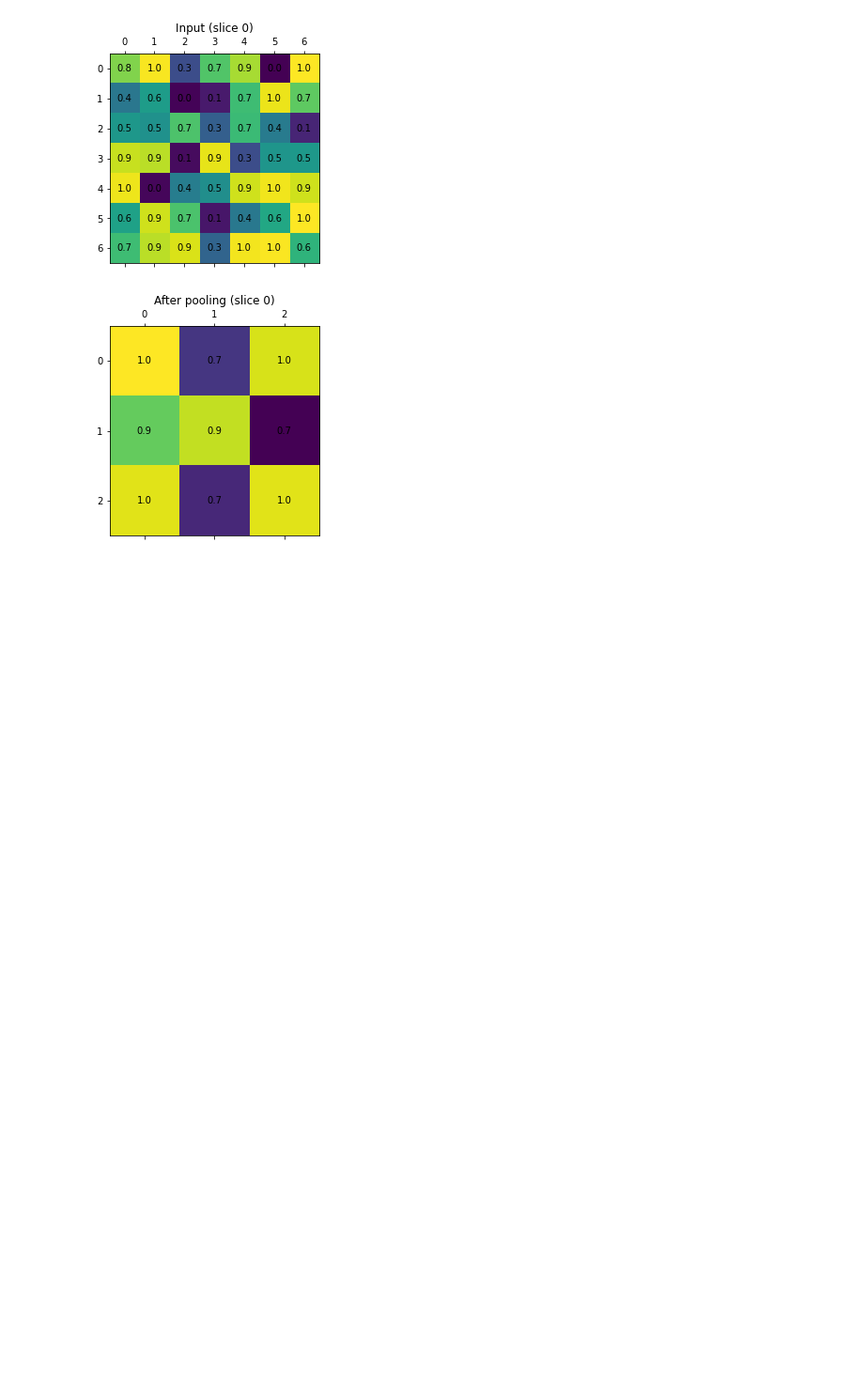
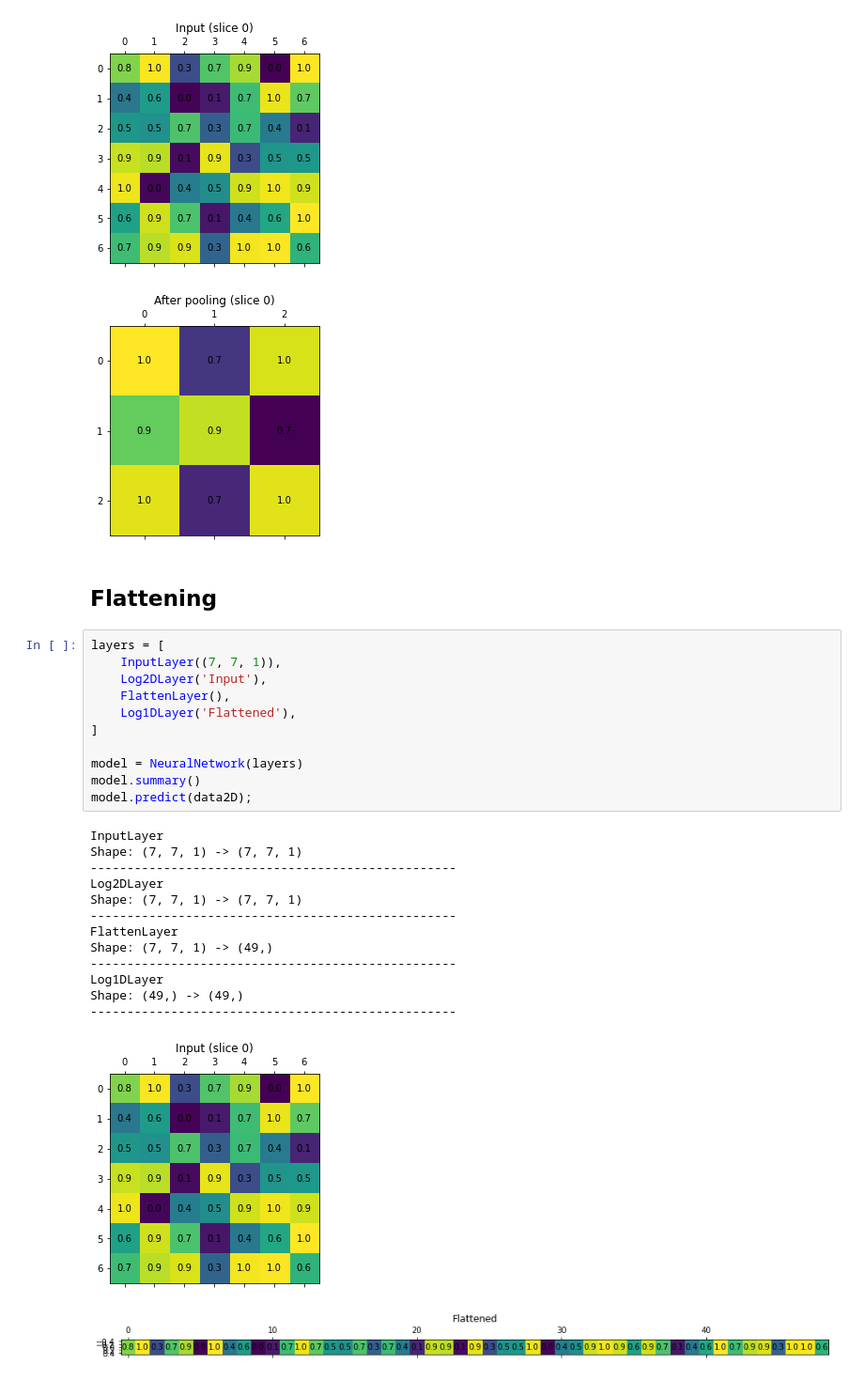
Before and after one commit to klima7/CNN-From-Scratch, a Jupyter notebook: test.ipynb, the cells around one changed output. Shown: that part at 94% size. Cells and saved outputs as stored; diff of their text form; blank space fills up the shorter version.

Commit message:
Add flattening to test notebook

```diff
--- a/test.ipynb
+++ b/test.ipynb
@@ -296,3 +296,31 @@ Shape: (3, 3, 1) -> (3, 3, 1)
 --------------------------------------------------
 [figure]
 [figure]
+# %% [markdown]
+## Flattening
+# %%
+layers = [
+    InputLayer((7, 7, 1)),
+    Log2DLayer('Input'),
+    FlattenLayer(),
+    Log1DLayer('Flattened'),
+]
+
+model = NeuralNetwork(layers)
+model.summary()
+model.predict(data2D);
+# %% [output]
+InputLayer
+Shape: (7, 7, 1) -> (7, 7, 1)
+--------------------------------------------------
+Log2DLayer
+Shape: (7, 7, 1) -> (7, 7, 1)
+--------------------------------------------------
+FlattenLayer
+Shape: (7, 7, 1) -> (49,)
+--------------------------------------------------
+Log1DLayer
+Shape: (49,) -> (49,)
+--------------------------------------------------
+[figure, added]
+[figure, added]
```
